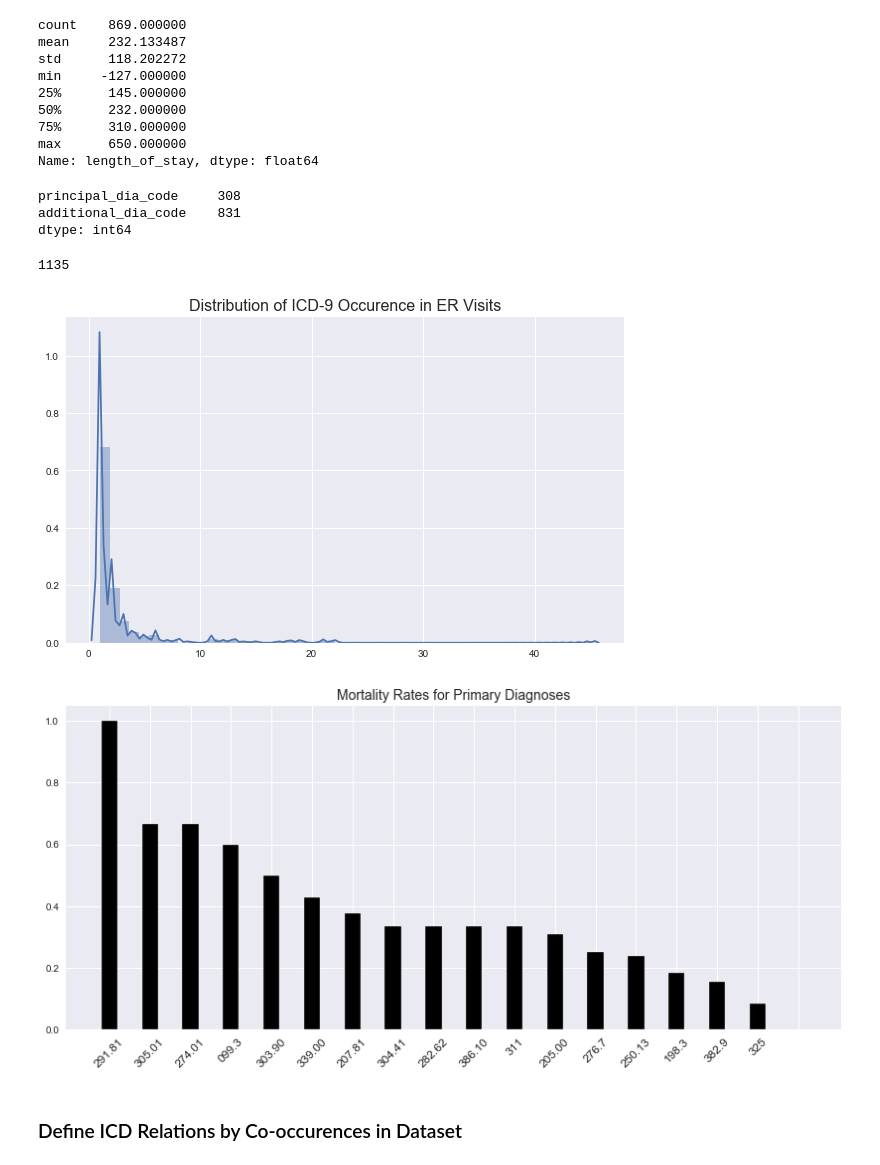
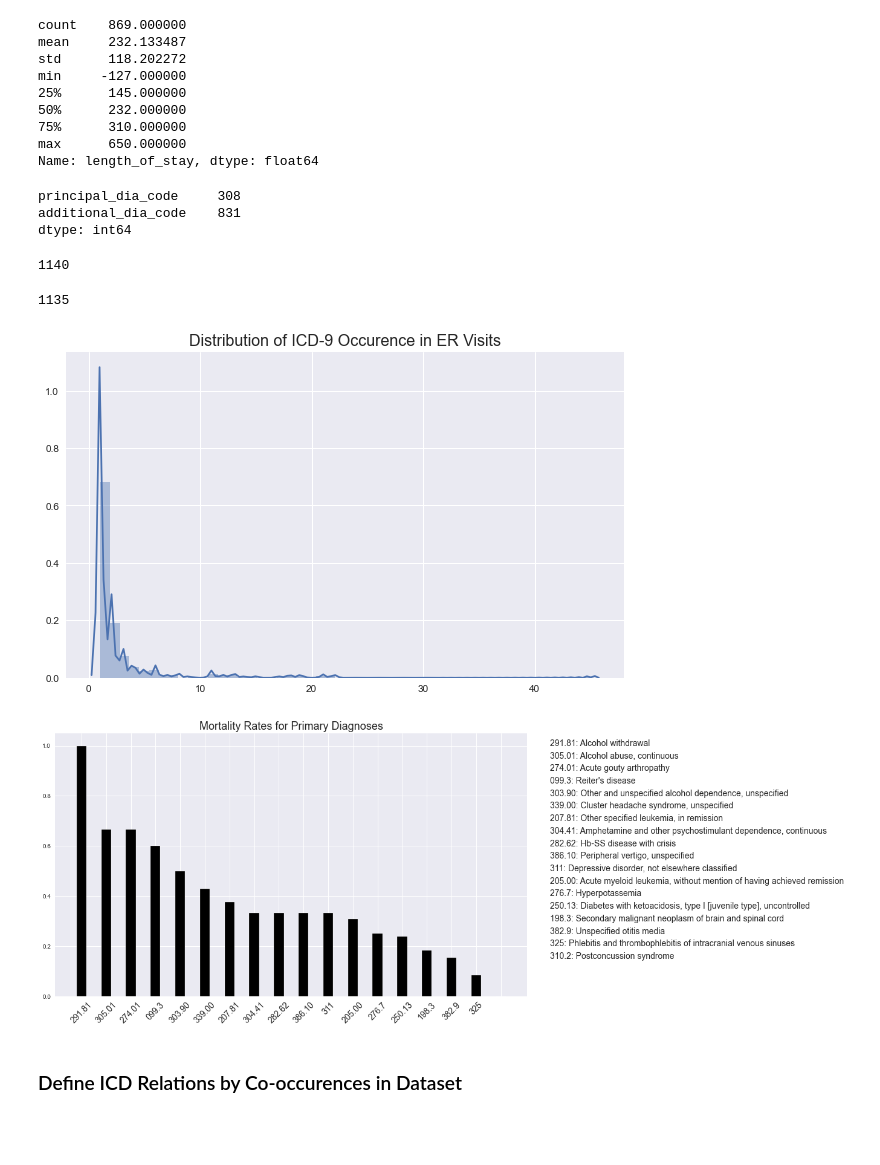
Before and after one commit to drewwilimitis/Hyperbolic-ICD-Embeddings-MIMIC3, a Jupyter notebook: Test_EHR_Concept_Embeddings.ipynb, the cells around one changed output. Cells and saved outputs as stored; diff of their text form; code cells hidden in the pictures; blank space fills up the shorter version.

```diff
--- a/Test_EHR_Concept_Embeddings.ipynb
+++ b/Test_EHR_Concept_Embeddings.ipynb
@@ -30,7 +31,7 @@ from IPython.core.interactiveshell import InteractiveShell
 InteractiveShell.ast_node_interactivity = "all";
 # %%
 # this dataset contains information on the date and nature of primary diagnoses
-diag = pd.read_csv('data/Harvard EHR Dataset/dia.csv')
+diag = pd.read_csv('data/Harvard_EHR_Dataset/dia.csv')
 diag.head()
 diag.shape
 print('Number of unique patients: ', diag.empi.nunique())
@@ -54,10 +55,10 @@ Avg number of diagnoses per person:  14.7325
 [figure]
 # %%
 # this dataset contains demographic information and indication of mortality
-dem = pd.read_csv('data/Harvard EHR Dataset/dem.csv')
+dem = pd.read_csv('data/Harvard_EHR_Dataset/dem.csv')
 dem.head()
 dem.shape
-print('Deceased %: ', dem.date_of_death.isna().sum() / len(dem))
+print('Deceased %: ', 1 - dem.date_of_death.isna().sum() / len(dem))
 dem.gender.value_counts()
 dem.age.describe()
 dem.vital_status.value_counts()
@@ -86,7 +87,7 @@ deceased    135
 Name: vital_status, dtype: int64
 # %%
 # this dataset describes emergency department visits, icd9 codes with descriptions, and clinical notes
-ed_notes = pd.read_csv('data/Harvard EHR Dataset/ed_visits.txt', delimiter='$')
+ed_notes = pd.read_csv('data/Harvard_EHR_Dataset/ed_visits.txt', delimiter='$')
 ed_notes.head()
 print('Average number of ER visits ', np.mean(ed_notes.groupby(['empi'])['visit_date'].count()))
 ed_notes.length_of_stay.describe()
@@ -111,6 +112,7 @@ Name: length_of_stay, dtype: float64
 diagnoses = ed_notes.principal_dia_code.value_counts().reset_index()
 diagnoses.columns = ['icd_code', 'occurences']
 ed_notes[['principal_dia_code', 'additional_dia_code']].nunique()
+len(np.unique(list(ed_notes.principal_dia_code.values) + list(ed_notes.additional_dia_code.values)))
 len(np.unique(ed_notes.dropna()[['principal_dia_code', 'additional_dia_code']].values))
 _ = plt.figure(figsize=(10,6))
 _ = plt.title('Distribution of ICD-9 Occurence in ER Visits', size=16)
@@ -119,26 +121,32 @@ _ = sns.distplot(diagnoses.occurences.values)
 principal_dia_code     308
 additional_dia_code    831
 dtype: int64
-1135
+1140
+1135
 [figure]
 # %%
 icd_mortality = ed_notes[['empi', 'principal_dia_code', 'principal_dia_name']].merge(dem[['empi', 'vital_status']], on='empi')
 icd_mortality['vital_status'] = icd_mortality.vital_status.apply(lambda x: 1 if x == 'deceased' else np.nan_to_num(x, 0))
 icd_codes = icd_mortality.groupby(['principal_dia_code']).count().reset_index().principal_dia_code.values
 code_counts = icd_mortality.groupby(['principal_dia_code'])['empi'].count().values
 code_mortalities = icd_mortality.groupby(['principal_dia_code'])['vital_status'].sum().values
 mortality_scores = code_mortalities[code_counts > 2] / code_counts[code_counts > 2]
 x_pos = np.arange(0, len(mortality_scores)/4)
-icd_labels = icd_codes[np.argsort(mortality_scores)[::-1]][::4]
-plt.figure(figsize=(14,6))
+icd_dict = dict(zip(diag.dia_code.values, diag.dia_name.values))
+code_labels = icd_codes[np.argsort(mortality_scores)[::-1]][::4]
+icd_labels = [x + ': ' + icd_dict[x] for x in code_labels]
+
+plt.figure(figsize=(14,8))
 plt.bar(x_pos, np.sort(mortality_scores)[::-1][::4], width=0.4, color='black', edgecolor='white')
 plt.xticks(x_pos, rotation=45)
 ax = plt.gca()
-ax.set_xticklabels(icd_labels[:-1], size=12)
-plt.title('Mortality Rates for Primary Diagnoses', size=14)
+ax.set_xticklabels(code_labels[:-1], size=14)
+for i,label in enumerate(icd_labels):
+    plt.text(19, 1-i*0.05, label, size=14)
+plt.title('Mortality Rates for Primary Diagnoses', size=18)
 plt.show();
 # %% [output]
-[figure, old version]
+[figure, new version]
 # %% [markdown]
 ### Define ICD Relations by Co-occurences in Dataset
 # %%
```
Also changed, not shown: parts of 18 cells of this notebook.
